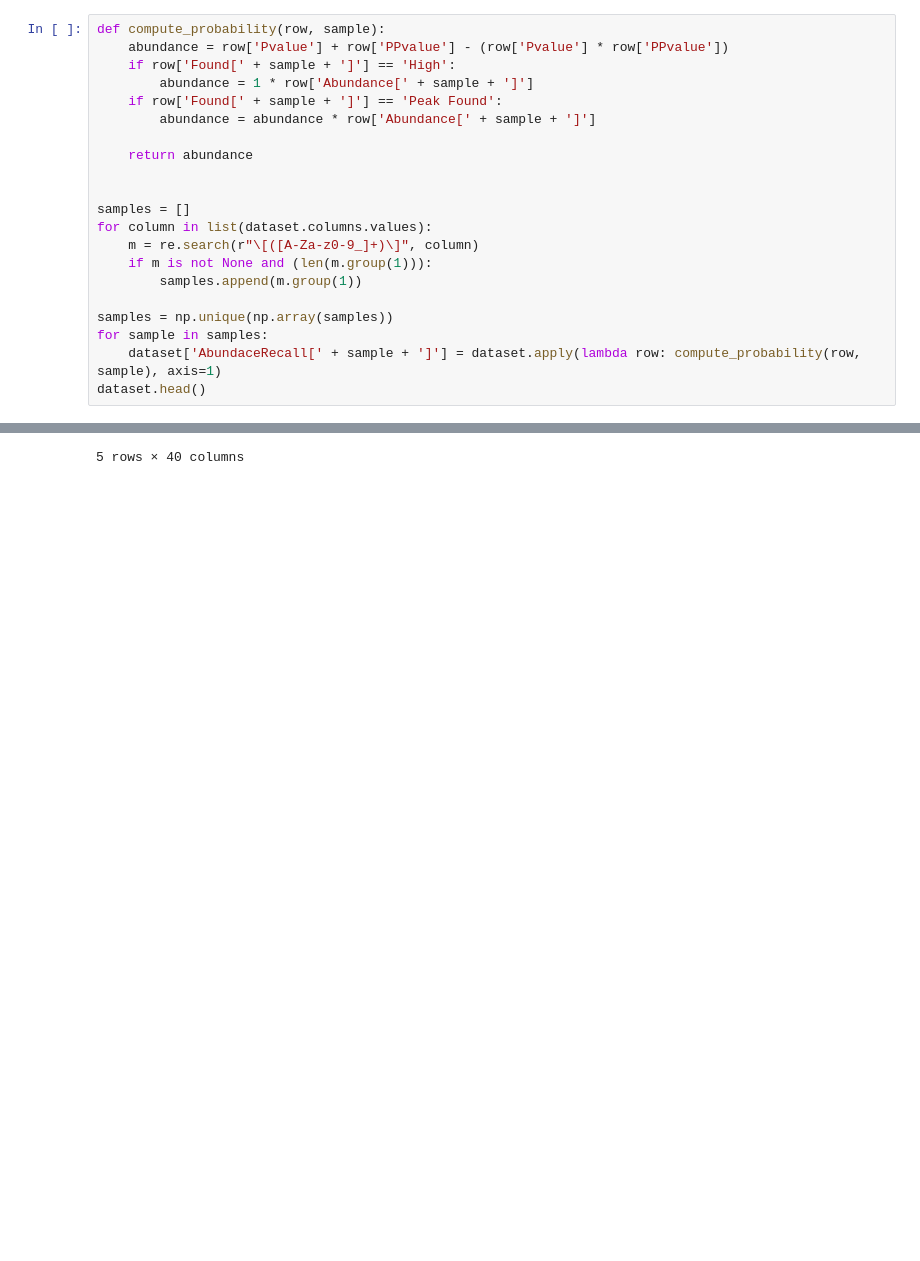
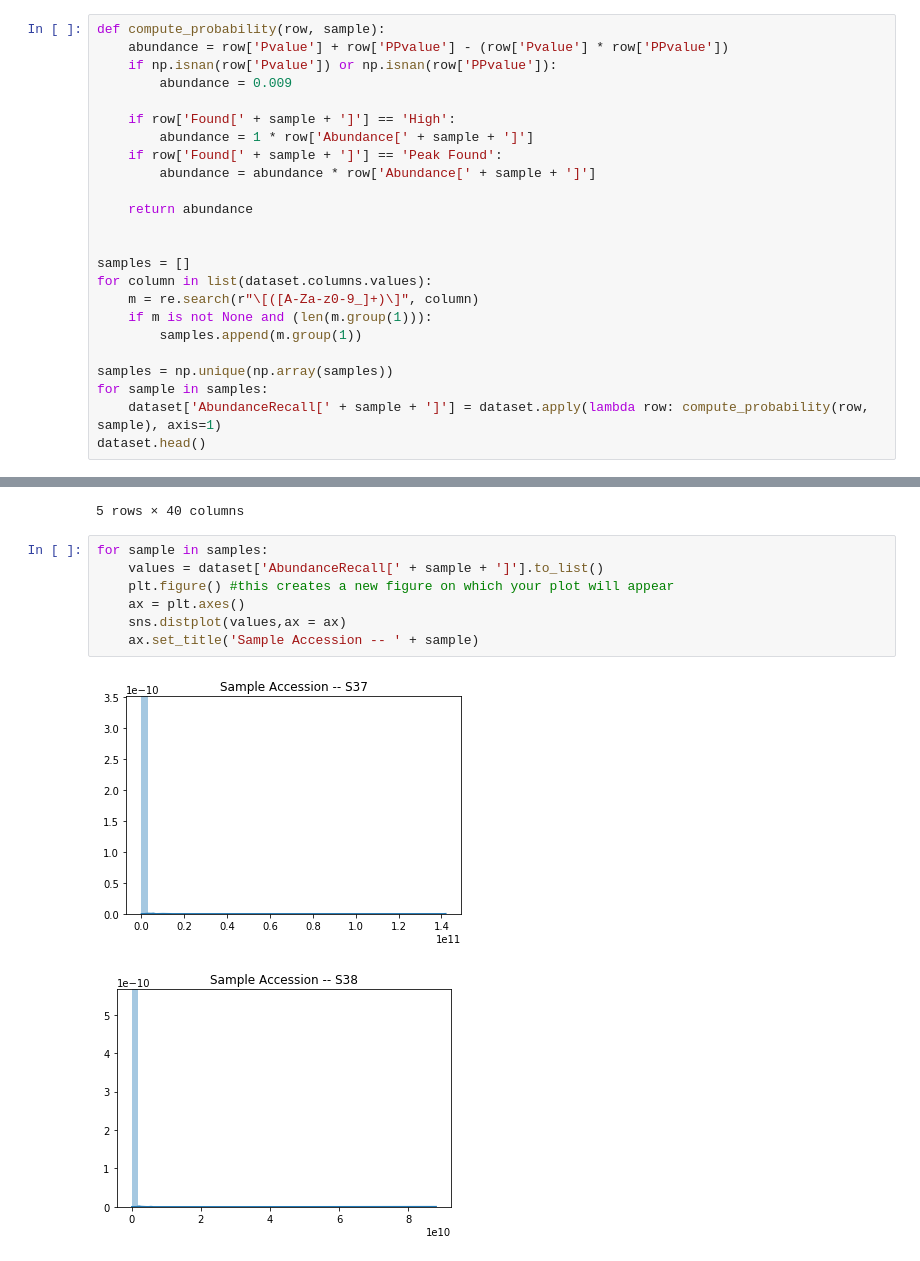
Before and after one commit to ypriverol/ms1, a Jupyter notebook: analyze-ms1-data.ipynb, the cells around one changed output, grey strips where cells are left out. Saved outputs shown, nothing was run; the diff lists cells and outputs as text; blank space fills up the shorter version.

```diff
--- a/analyze-ms1-data.ipynb
+++ b/analyze-ms1-data.ipynb
@@ -71,6 +72,9 @@ dataset.head()
 # %%
 def compute_probability(row, sample):
     abundance = row['Pvalue'] + row['PPvalue'] - (row['Pvalue'] * row['PPvalue'])
+    if np.isnan(row['Pvalue']) or np.isnan(row['PPvalue']):
+        abundance = 0.009
+
     if row['Found[' + sample + ']'] == 'High':
         abundance = 1 * row['Abundance[' + sample + ']']
     if row['Found[' + sample + ']'] == 'Peak Found':
@@ -87,7 +91,7 @@ for column in list(dataset.columns.values):
 
 samples = np.unique(np.array(samples))
 for sample in samples:
-    dataset['AbundaceRecall[' + sample + ']'] = dataset.apply(lambda row: compute_probability(row, sample), axis=1)
+    dataset['AbundanceRecall[' + sample + ']'] = dataset.apply(lambda row: compute_probability(row, sample), axis=1)
 dataset.head()
 # %% [output]
 |  | UniprotAccession | Description_x | Globulins | PSMs | Abundance[S4] | Abundance[S37] | Abundance[S38] | ... |
@@ -97,3 +101,13 @@ dataset.head()
 | 3 | Q96EI5 | Transcription elongation factor A... | 0.0 | 4.0 | 1.141564e+05 | NaN | 2213.285889 | ... |
 | 4 | Q9UBF2 | Coatomer subunit gamma-2 OS=Homo ... | 0.0 | 47.0 | 5.057266e+06 | NaN | 77286.744140 | ... |
 5 rows × 40 columns
+# %%
+for sample in samples:
+    values = dataset['AbundanceRecall[' + sample + ']'].to_list()
+    plt.figure() #this creates a new figure on which your plot will appear
+    ax = plt.axes()
+    sns.distplot(values,ax = ax)
+    ax.set_title('Sample Accession -- ' + sample)
+# %% [output]
+[figure, added]
+[figure, added]
```
Also changed, not shown: parts of 2 cells of this notebook, 1 other file.
